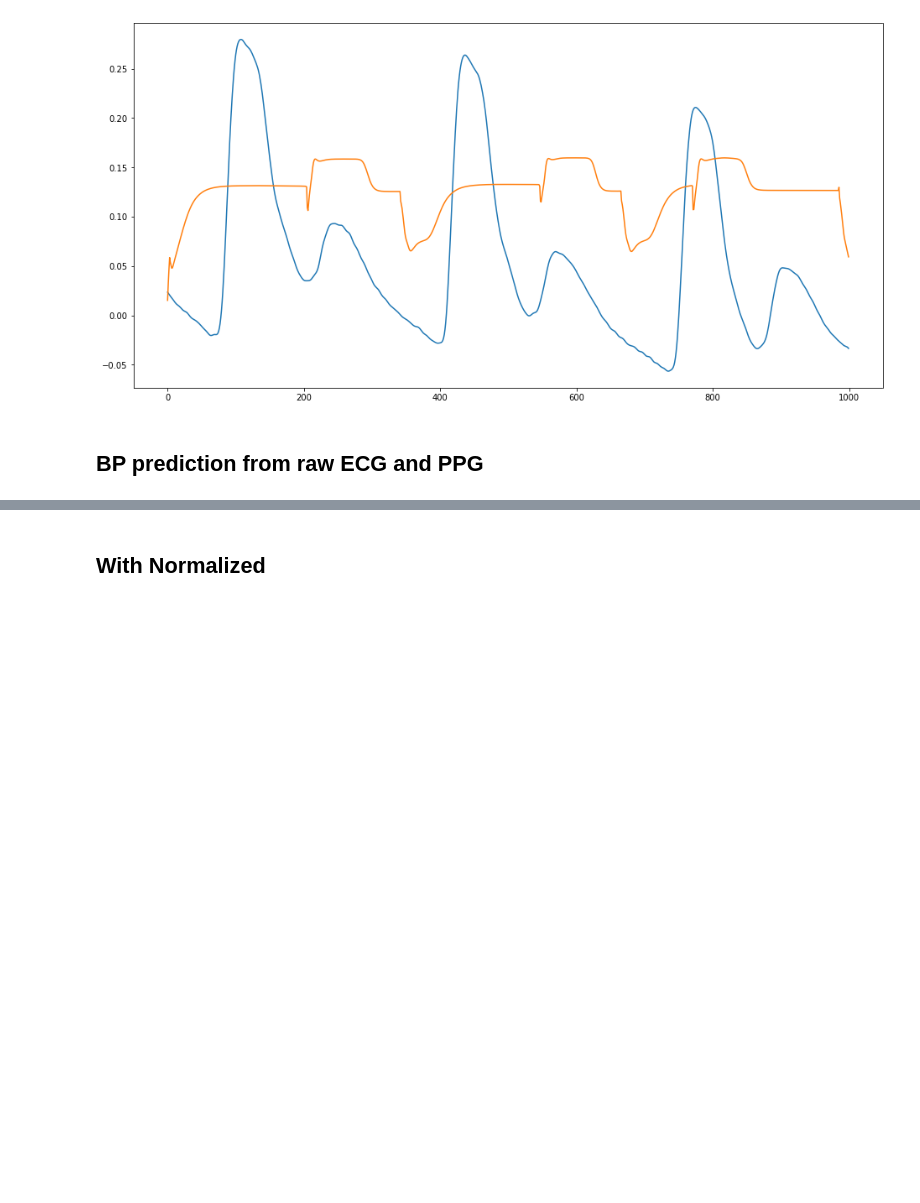
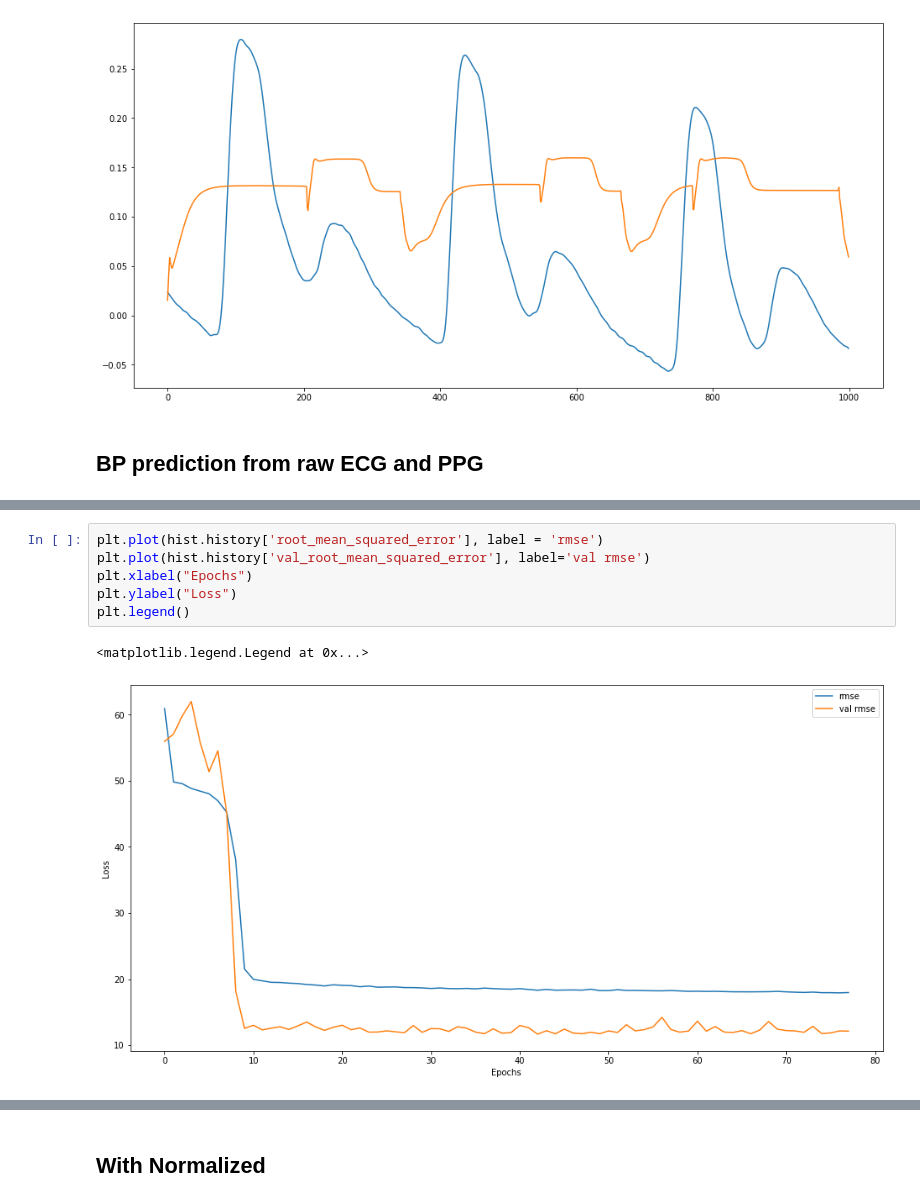
Before and after one commit to Double-Bonus/BP-estimation, a Jupyter notebook: blood-estimation.ipynb, the cells around one changed output, grey strips where cells are left out. Drawn from its saved outputs; the diff is of its cells as text; blank space fills up the shorter version.

```diff
--- a/blood-estimation.ipynb
+++ b/blood-estimation.ipynb
@@ -644,3 +648,12 @@ Epoch 00141: early stopping
+# %%
+plt.plot(hist.history['root_mean_squared_error'], label = 'rmse')
+plt.plot(hist.history['val_root_mean_squared_error'], label='val rmse')
+plt.xlabel("Epochs")
+plt.ylabel("Loss")
+plt.legend()
+# %% [output]
+<matplotlib.legend.Legend at 0x...>
+[figure, added]
 # %%
 predictions = model_f.predict(x_val_s)
 # print(predictions)
```
Also changed, not shown: parts of 11 cells of this notebook.
